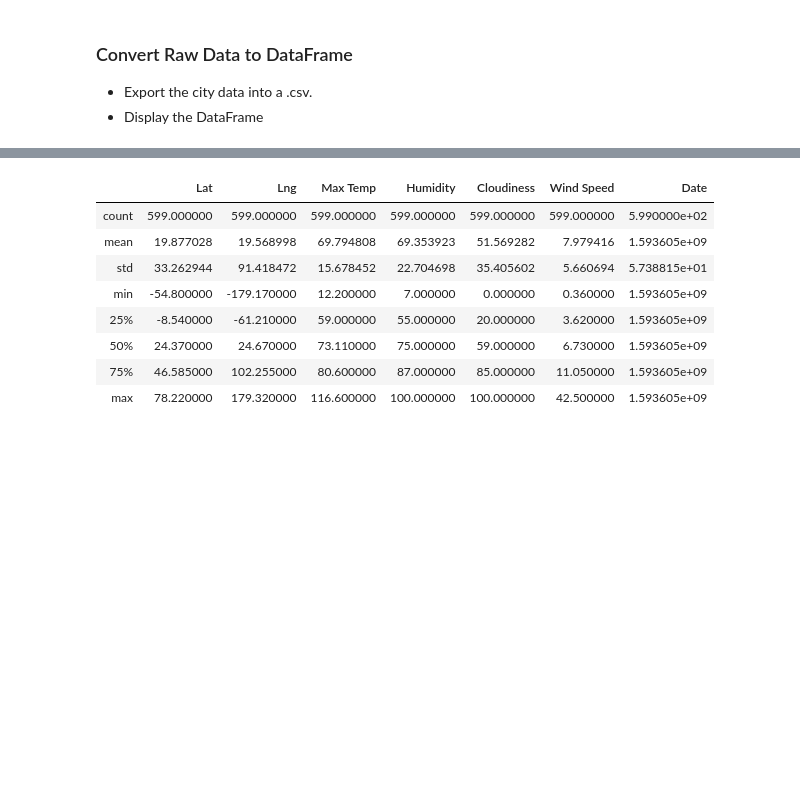
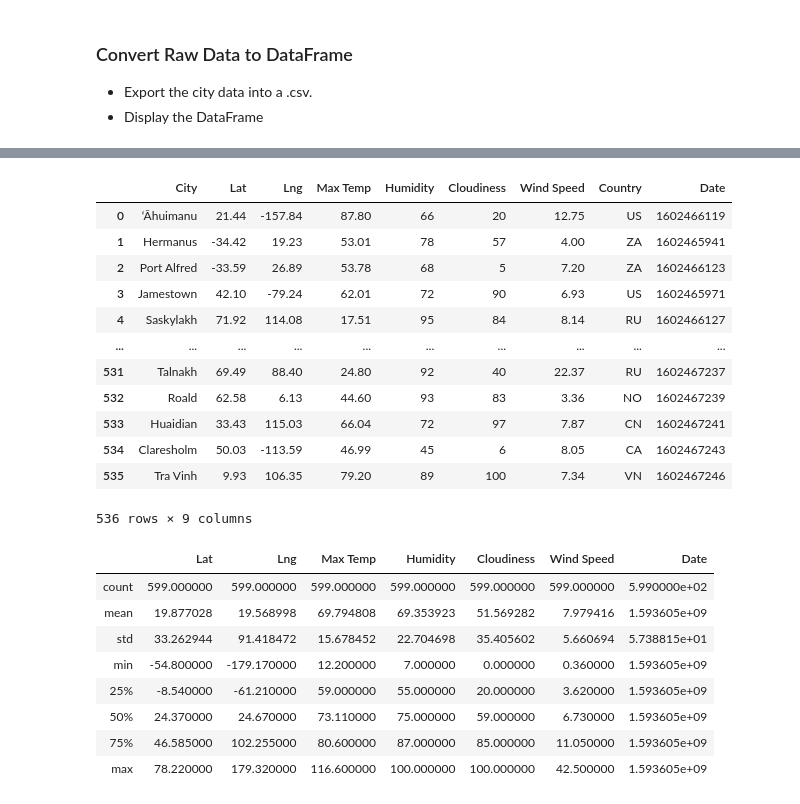
Before and after one commit to cbragg3136/python-api-challenge, a Jupyter notebook: WeatherPy/WeatherPy_CCB.ipynb, the cells around one changed output, grey strips where cells are left out. Saved outputs shown, nothing was run; the diff lists cells and outputs as text; code cells hidden in the pictures; blank space fills up the shorter version.

```diff
--- a/WeatherPy/WeatherPy_CCB.ipynb
+++ b/WeatherPy/WeatherPy_CCB.ipynb
@@ -20,7 +20,7 @@ from api_keys import weather_api_key
 from citipy import citipy
 
 # Output File (CSV)
-output_data_file = "output_data/cities.csv"
+output_data_file = "output_data_CCB/cities.csv"
 
 # Range of latitudes and longitudes
 lat_range = (-90, 90)
@@ -87,3 +131,33 @@ Data Retrieval Complete
+# %%
+weather_dict = {
+    "City": city_name,
+    "Lat": lat,
+    "Lng": lng,
+    "Max Temp": max_temp,
+    "Humidity": humidity,
+    "Cloudiness": cloudiness,
+    "Wind Speed": wind_speed,
+    "Country": country,
+    "Date": date
+}
+weather_data = pd.DataFrame(weather_dict)
+
+weather_data.to_csv(output_data_file)
+weather_data
+# %% [output]
+|  | City | Lat | Lng | Max Temp | Humidity | Cloudiness | Wind Speed | Country | Date |
+| 0 | ‘Āhuimanu | 21.44 | -157.84 | 87.80 | 66 | 20 | 12.75 | US | 1602466119 |
+| 1 | Hermanus | -34.42 | 19.23 | 53.01 | 78 | 57 | 4.00 | ZA | 1602465941 |
+| 2 | Port Alfred | -33.59 | 26.89 | 53.78 | 68 | 5 | 7.20 | ZA | 1602466123 |
+| 3 | Jamestown | 42.10 | -79.24 | 62.01 | 72 | 90 | 6.93 | US | 1602465971 |
+| 4 | Saskylakh | 71.92 | 114.08 | 17.51 | 95 | 84 | 8.14 | RU | 1602466127 |
+| ... | ... | ... | ... | ... | ... | ... | ... | ... | ... |
+| 531 | Talnakh | 69.49 | 88.40 | 24.80 | 92 | 40 | 22.37 | RU | 1602467237 |
+| 532 | Roald | 62.58 | 6.13 | 44.60 | 93 | 83 | 3.36 | NO | 1602467239 |
+| 533 | Huaidian | 33.43 | 115.03 | 66.04 | 72 | 97 | 7.87 | CN | 1602467241 |
+| 534 | Claresholm | 50.03 | -113.59 | 46.99 | 45 | 6 | 8.05 | CA | 1602467243 |
+| 535 | Tra Vinh | 9.93 | 106.35 | 79.20 | 89 | 100 | 7.34 | VN | 1602467246 |
+536 rows × 9 columns
 # %%
 # %% [output]
 |  | Lat | Lng | Max Temp | Humidity | Cloudiness | Wind Speed | Date |
```
Also changed, not shown: parts of 4 cells of this notebook, 1 other file.
